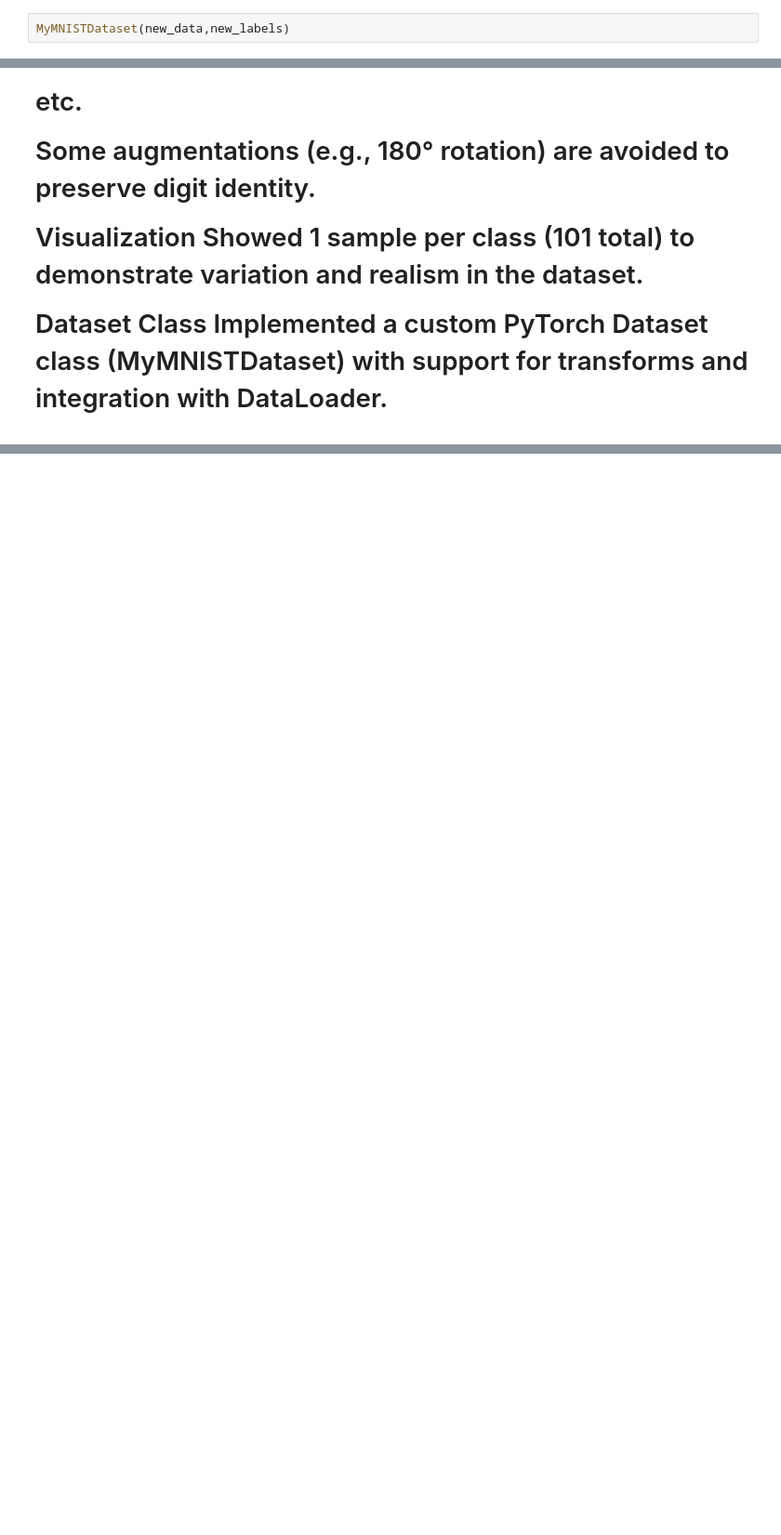
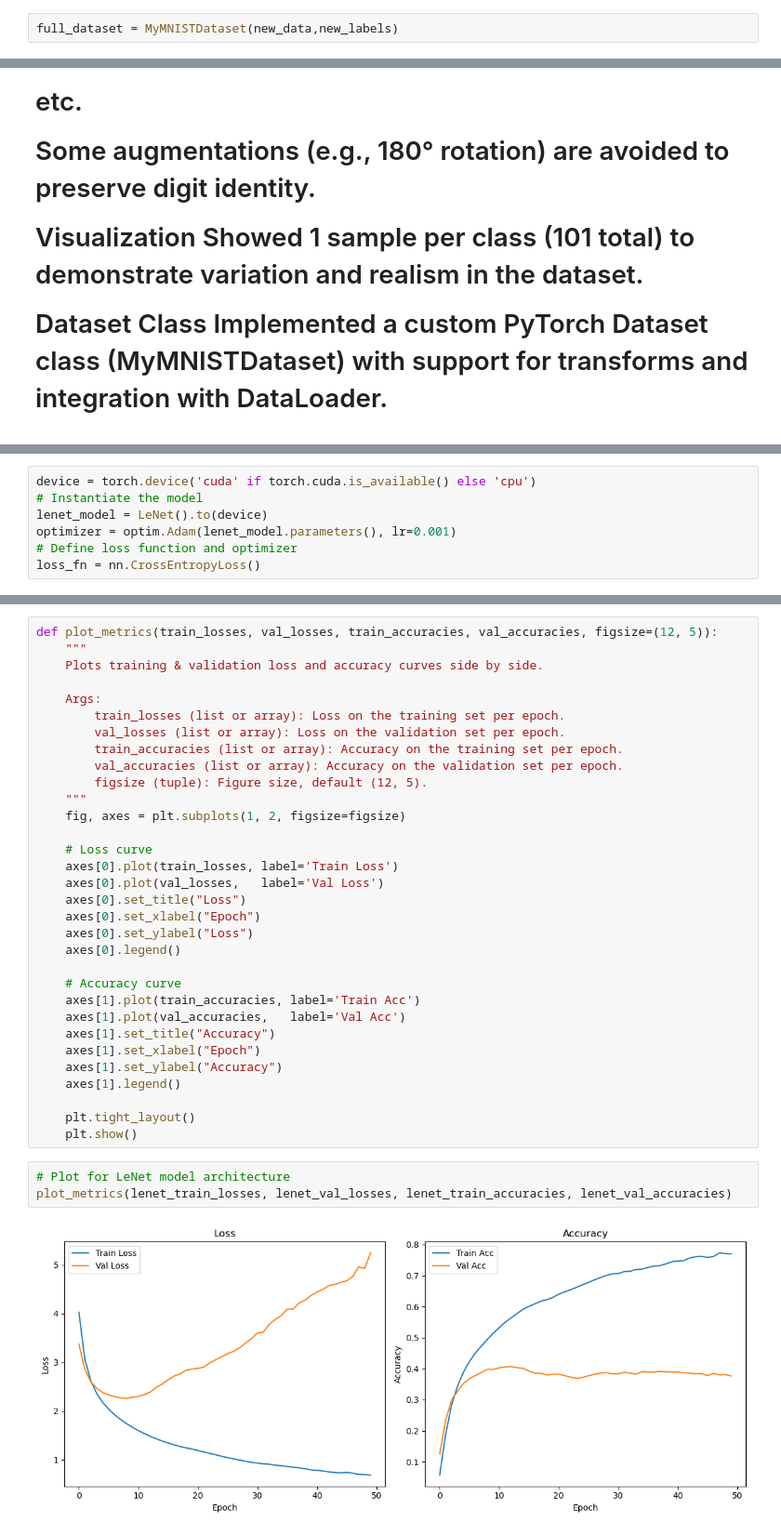
Before and after one commit to RoySegal1/ComputerVision, a Jupyter notebook: tar1/Tar1.ipynb, the cells around one changed output, grey strips where cells are left out. Shown at 93% size. Cells and saved outputs as stored; diff of their text form; blank space fills up the shorter version.

```diff
--- a/tar1/Tar1.ipynb
+++ b/tar1/Tar1.ipynb
@@ -253,3 +239,3 @@ class MyMNISTDataset(Dataset): # inherits from torch build in Dataset class
     return ds_len
 # %%
-MyMNISTDataset(new_data,new_labels)
+full_dataset = MyMNISTDataset(new_data,new_labels)
@@ -283,0 +349,7 @@ Implemented a custom PyTorch Dataset class (MyMNISTDataset) with support for tra
+# %%
+device = torch.device('cuda' if torch.cuda.is_available() else 'cpu')
+# Instantiate the model
+lenet_model = LeNet().to(device)
+optimizer = optim.Adam(lenet_model.parameters(), lr=0.001)
+# Define loss function and optimizer
+loss_fn = nn.CrossEntropyLoss()
@@ -283,0 +404,37 @@ Implemented a custom PyTorch Dataset class (MyMNISTDataset) with support for tra
+# %%
+def plot_metrics(train_losses, val_losses, train_accuracies, val_accuracies, figsize=(12, 5)):
+    """
+    Plots training & validation loss and accuracy curves side by side.
+
+    Args:
+        train_losses (list or array): Loss on the training set per epoch.
+        val_losses (list or array): Loss on the validation set per epoch.
+        train_accuracies (list or array): Accuracy on the training set per epoch.
+        val_accuracies (list or array): Accuracy on the validation set per epoch.
+        figsize (tuple): Figure size, default (12, 5).
+    """
+    fig, axes = plt.subplots(1, 2, figsize=figsize)
+
+    # Loss curve
+    axes[0].plot(train_losses, label='Train Loss')
+    axes[0].plot(val_losses,   label='Val Loss')
+    axes[0].set_title("Loss")
+    axes[0].set_xlabel("Epoch")
+    axes[0].set_ylabel("Loss")
+    axes[0].legend()
+
+    # Accuracy curve
+    axes[1].plot(train_accuracies, label='Train Acc')
+    axes[1].plot(val_accuracies,   label='Val Acc')
+    axes[1].set_title("Accuracy")
+    axes[1].set_xlabel("Epoch")
+    axes[1].set_ylabel("Accuracy")
+    axes[1].legend()
+
+    plt.tight_layout()
+    plt.show()
+# %%
+# Plot for LeNet model architecture
+plot_metrics(lenet_train_losses, lenet_val_losses, lenet_train_accuracies, lenet_val_accuracies)
+# %% [output]
+[figure, added]
```
Also changed, not shown: parts of 19 cells of this notebook, 2 other files.
